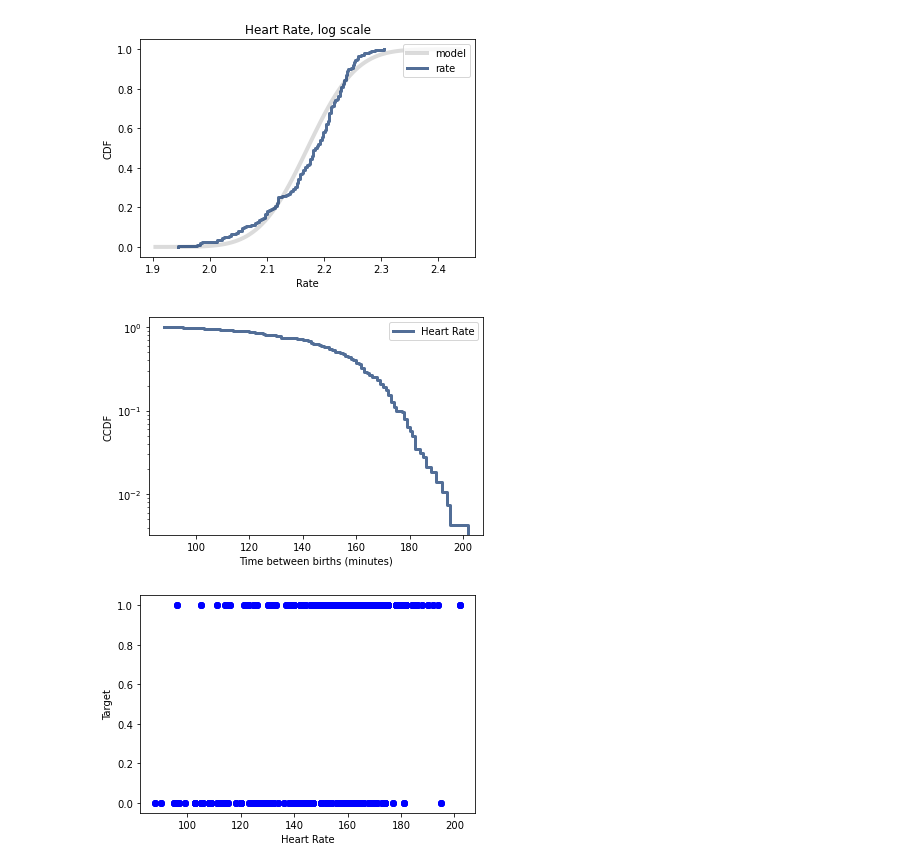
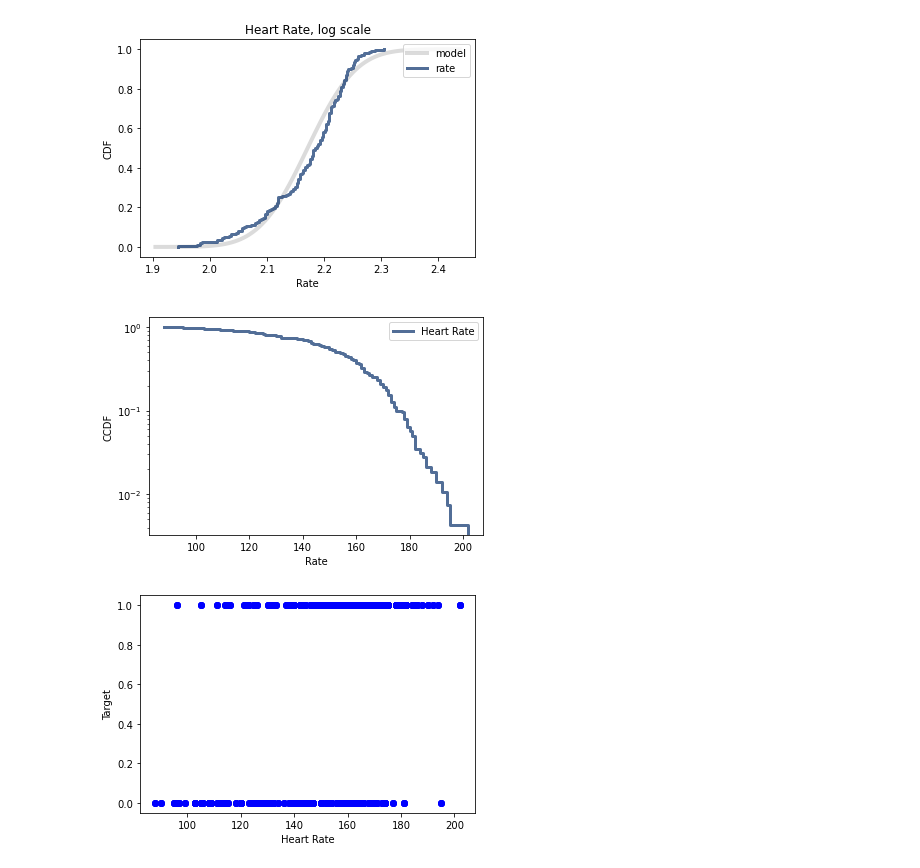
Before and after one commit to Mith029/DSC_530_Assignments, a Jupyter notebook: Final Project/FinalProject_Mithil_Patel.ipynb, the cells around one changed output. Drawn from its saved outputs; the diff is of its cells as text; code cells hidden in the pictures.

```diff
--- a/Final Project/FinalProject_Mithil_Patel.ipynb
+++ b/Final Project/FinalProject_Mithil_Patel.ipynb
@@ -182,14 +183,14 @@ n, mean, std 931 2.171544921343347 0.0666372590288774
 # %%
 # exponential distribution
 thinkplot.Cdf(cdf, complement=True)
 thinkplot.Config(
-    xlabel="Time between births (minutes)",
+    xlabel="Rate",
     ylabel="CCDF",
     yscale="log",
     loc="upper right",
 )
 # %% [output]
-[figure, old version]
+[figure, new version]
 # %%
 # thalach vs target
 plt.scatter(df.thalach, df.target, c ="blue")
```
Also changed, not shown: parts of 1 cell of this notebook.
